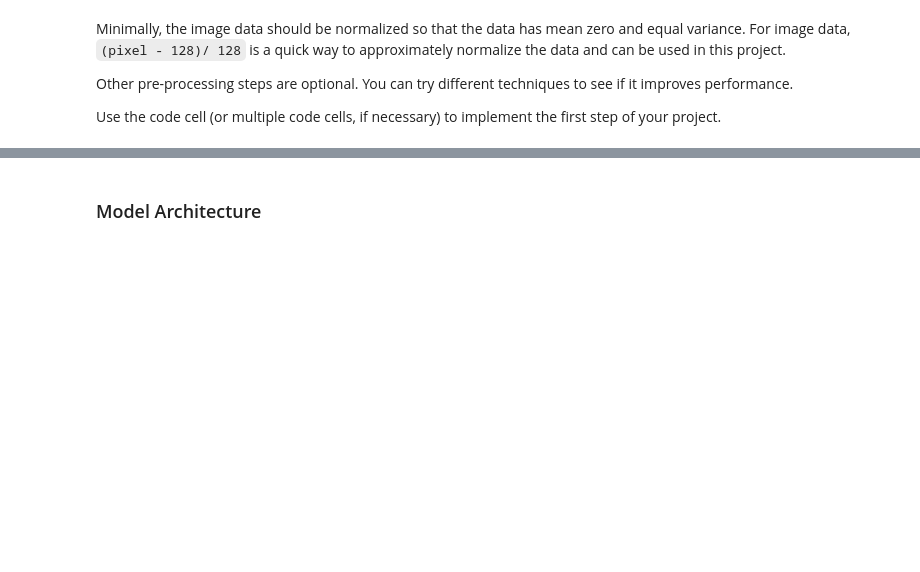
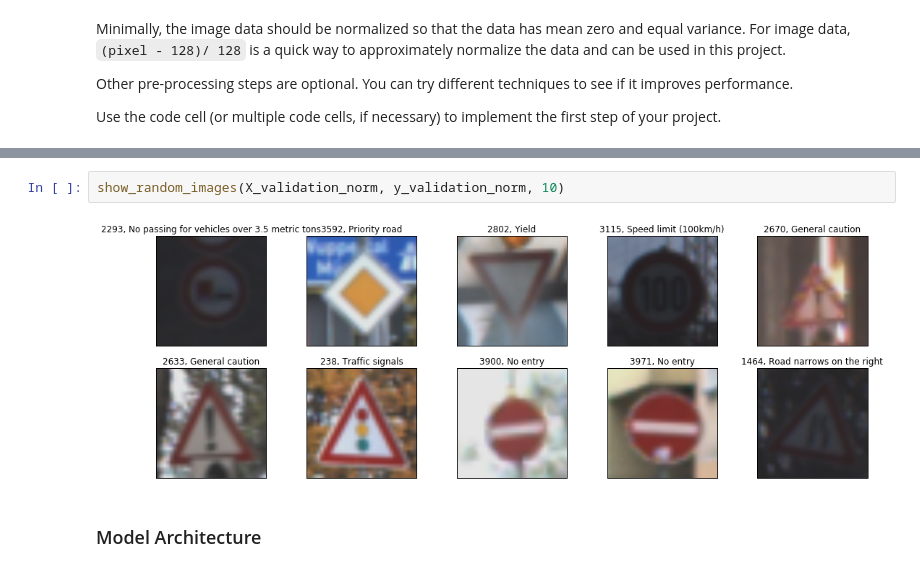
Before and after one commit to Grety/CarND-Traffic-Sign-Classifier-Project, a Jupyter notebook: Traffic_Sign_Classifier.ipynb, the cells around one changed output, grey strips where cells are left out. Drawn from its saved outputs; the diff is of its cells as text; blank space fills up the shorter version.

```diff
--- a/Traffic_Sign_Classifier.ipynb
+++ b/Traffic_Sign_Classifier.ipynb
@@ -253,2 +317,6 @@ Shuffled data!
+# %%
+show_random_images(X_validation_norm, y_validation_norm, 10)
+# %% [output]
+[figure, added]
 # %% [markdown]
 ### Model Architecture
```
Also changed, not shown: parts of 31 cells of this notebook.
